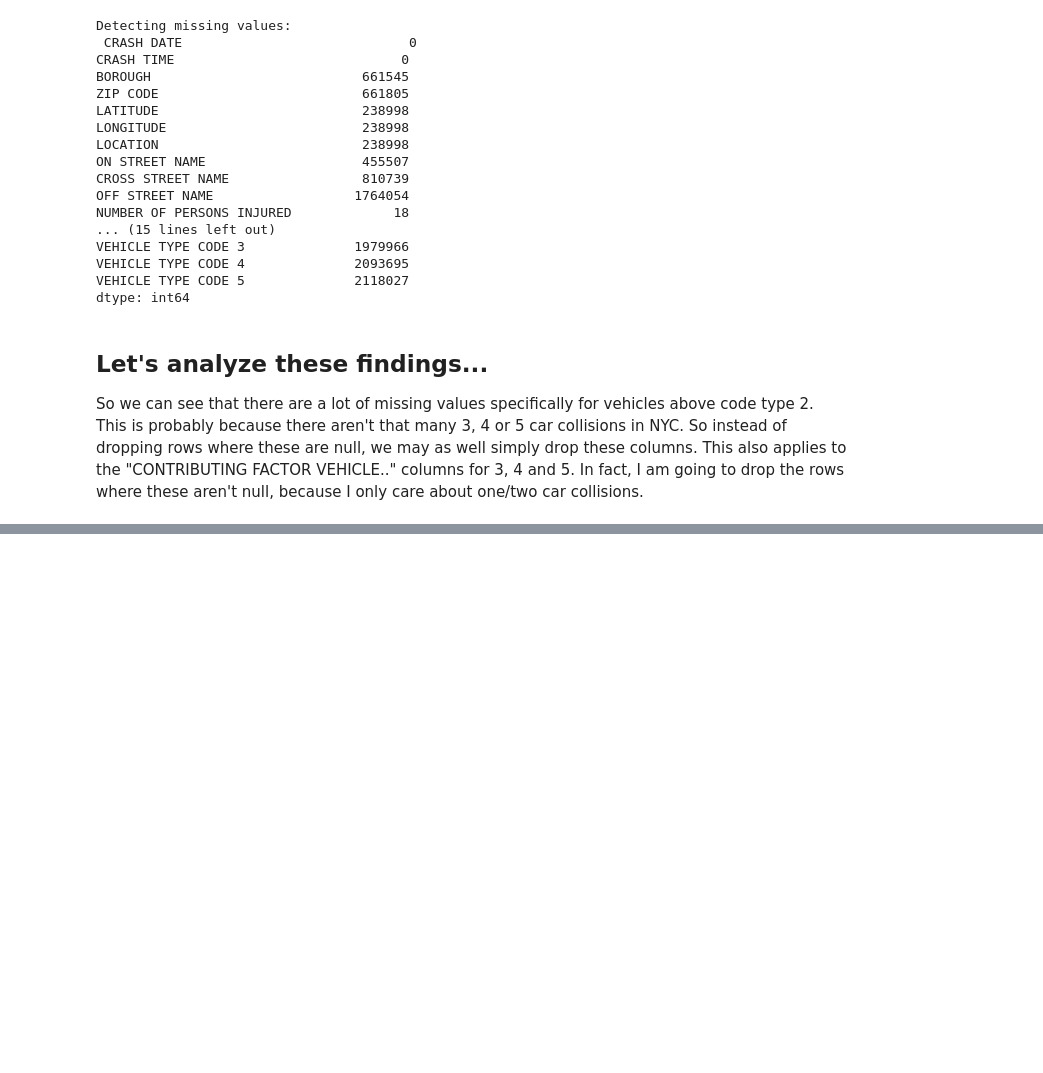
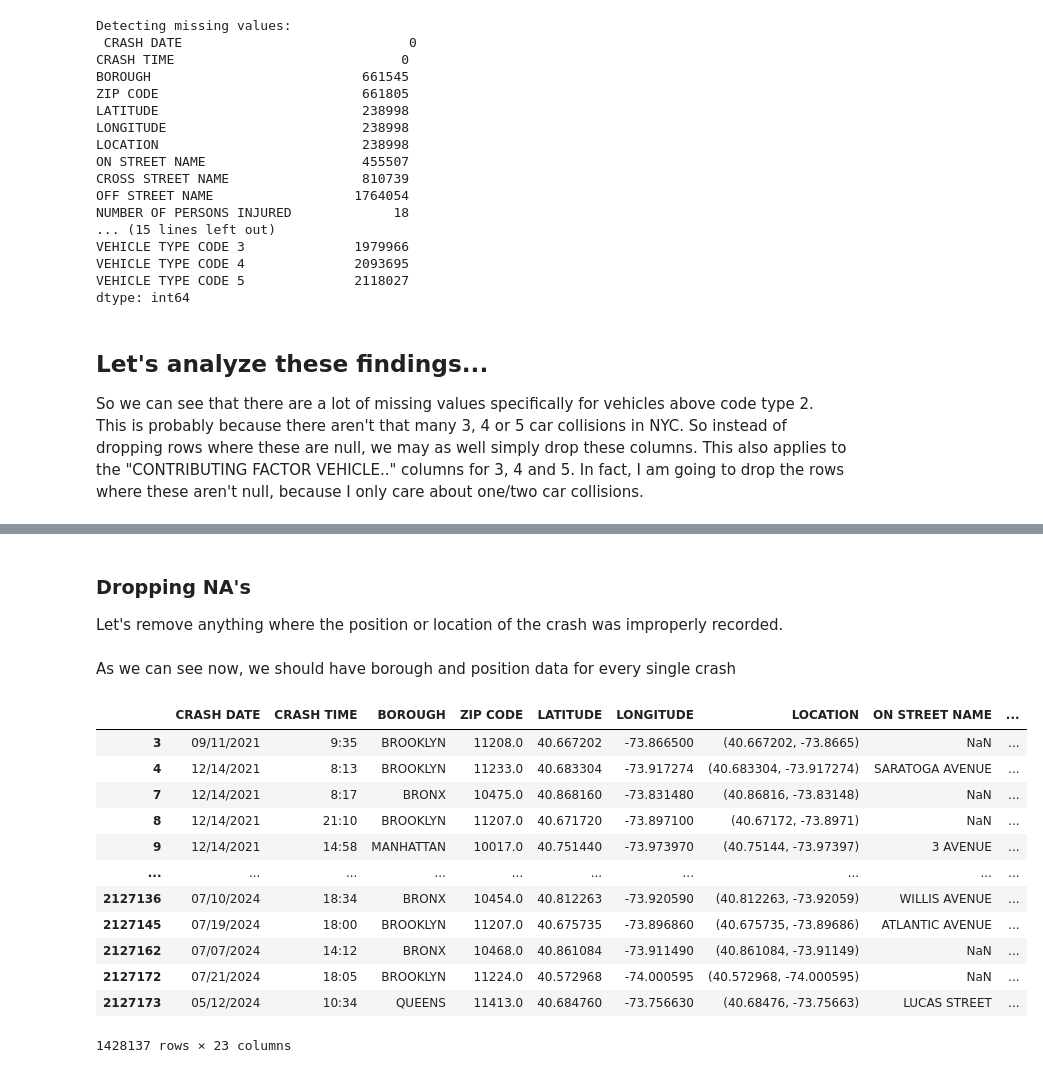
Before and after one commit to jackr276/Manhattan-Data-Regression-Analysis, a Jupyter notebook: Motor Vehicle Collisions Analysis.ipynb, the cells around one changed output, grey strips where cells are left out. Cells and saved outputs as stored; diff of their text form; code cells hidden in the pictures; blank space fills up the shorter version.

Commit message:
Finish removal of NA's and bad columns

```diff
--- a/Motor Vehicle Collisions Analysis.ipynb
+++ b/Motor Vehicle Collisions Analysis.ipynb
@@ -56,0 +67,23 @@ collisions.drop(['VEHICLE TYPE CODE 3', 'VEHICLE TYPE CODE 4', 'VEHICLE TYPE COD
+# %% [markdown]
+### Dropping NA's
+Let's remove anything where the position or location of the crash was improperly recorded.
+# %%
+collisions.dropna(subset=['BOROUGH', 'ZIP CODE', 'LATITUDE', 'LONGITUDE', 'LOCATION'], how='any', inplace=True)
+# %% [markdown]
+As we can see now, we should have borough and position data for every single crash
+# %%
+collisions
+# %% [output]
+|  | CRASH DATE | CRASH TIME | BOROUGH | ZIP CODE | LATITUDE | LONGITUDE | LOCATION | ON STREET NAME | ... |
+| 3 | 09/11/2021 | 9:35 | BROOKLYN | 11208.0 | 40.667202 | -73.866500 | (40.667202, -73.8665) | NaN | ... |
+| 4 | 12/14/2021 | 8:13 | BROOKLYN | 11233.0 | 40.683304 | -73.917274 | (40.683304, -73.917274) | SARATOGA AVENUE | ... |
+| 7 | 12/14/2021 | 8:17 | BRONX | 10475.0 | 40.868160 | -73.831480 | (40.86816, -73.83148) | NaN | ... |
+| 8 | 12/14/2021 | 21:10 | BROOKLYN | 11207.0 | 40.671720 | -73.897100 | (40.67172, -73.8971) | NaN | ... |
+| 9 | 12/14/2021 | 14:58 | MANHATTAN | 10017.0 | 40.751440 | -73.973970 | (40.75144, -73.97397) | 3 AVENUE | ... |
+| ... | ... | ... | ... | ... | ... | ... | ... | ... | ... |
+| 2127136 | 07/10/2024 | 18:34 | BRONX | 10454.0 | 40.812263 | -73.920590 | (40.812263, -73.92059) | WILLIS AVENUE | ... |
+| 2127145 | 07/19/2024 | 18:00 | BROOKLYN | 11207.0 | 40.675735 | -73.896860 | (40.675735, -73.89686) | ATLANTIC AVENUE | ... |
+| 2127162 | 07/07/2024 | 14:12 | BRONX | 10468.0 | 40.861084 | -73.911490 | (40.861084, -73.91149) | NaN | ... |
+| 2127172 | 07/21/2024 | 18:05 | BROOKLYN | 11224.0 | 40.572968 | -74.000595 | (40.572968, -74.000595) | NaN | ... |
+| 2127173 | 05/12/2024 | 10:34 | QUEENS | 11413.0 | 40.684760 | -73.756630 | (40.68476, -73.75663) | LUCAS STREET | ... |
+1428137 rows × 23 columns
```
Also changed, not shown: parts of 8 cells of this notebook.
